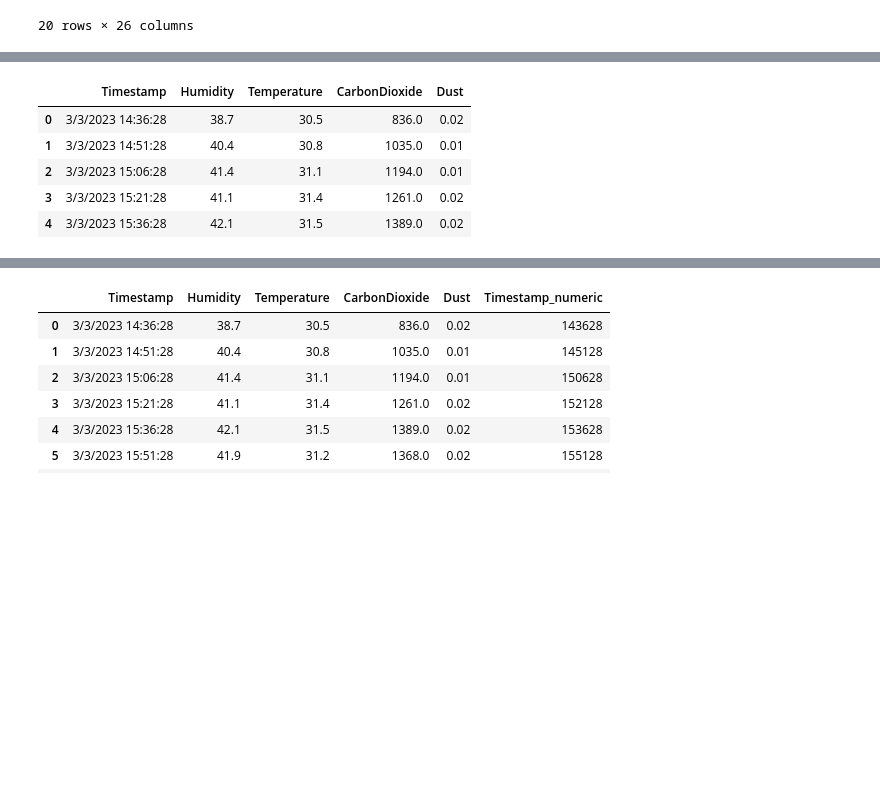
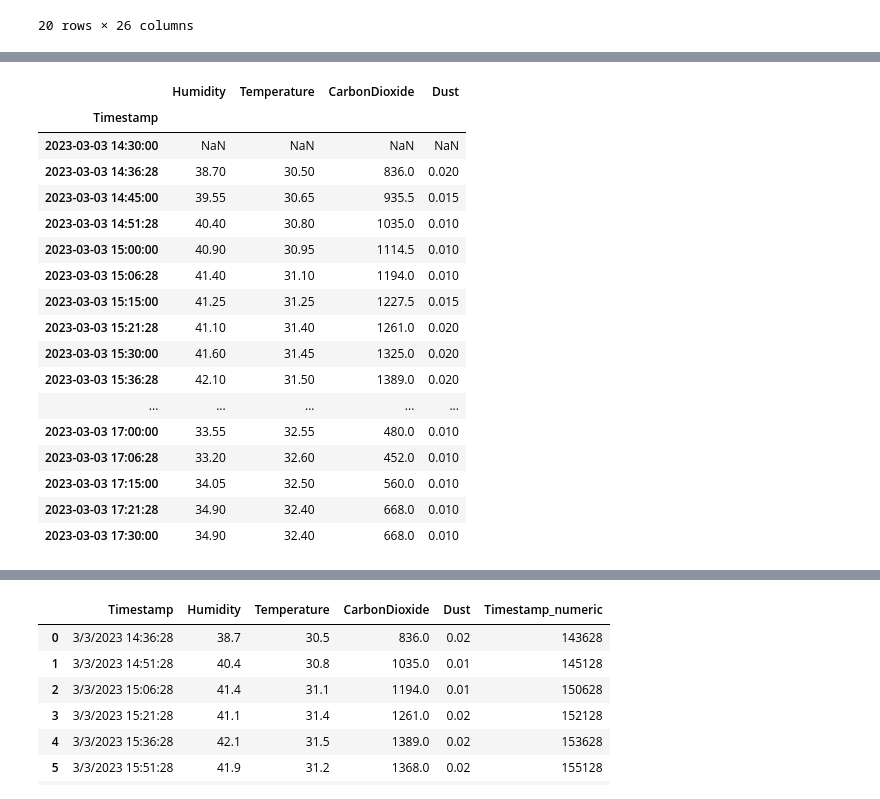
Before and after one commit to harshxtanwar/data_analytics_group_01, a Jupyter notebook: analytics.ipynb, the cells around one changed output, grey strips where cells are left out. Cells and saved outputs as stored; diff of their text form; code cells hidden in the pictures; blank space fills up the shorter version.

```diff
--- a/analytics.ipynb
+++ b/analytics.ipynb
@@ -37,4 +45,4 @@ occupant_feedback_thermal_data.head(20)
 | 19 | 2023/03/03 2:38:14 pm GMT+5:30 | 15 | Warm | Hot | Warm | ... |
 20 rows × 26 columns
 # %%
-air_quality_data = pd.read_csv('Air quality data.csv')
+air_quality_data = pd.read_csv('Air quality data.csv', index_col='Timestamp', parse_dates=True)
@@ -41,9 +70,23 @@ air_quality_data = pd.read_csv('Air quality data.csv')
+# %%
+air_quality_data.interpolate(method='linear', inplace=True)
 # %%
-air_quality_data.head()
+air_quality_data.head(30)
 # %% [output]
-|  | Timestamp | Humidity | Temperature | CarbonDioxide | Dust |
-| 0 | 3/3/2023 14:36:28 | 38.7 | 30.5 | 836.0 | 0.02 |
-| 1 | 3/3/2023 14:51:28 | 40.4 | 30.8 | 1035.0 | 0.01 |
-| 2 | 3/3/2023 15:06:28 | 41.4 | 31.1 | 1194.0 | 0.01 |
-| 3 | 3/3/2023 15:21:28 | 41.1 | 31.4 | 1261.0 | 0.02 |
-| 4 | 3/3/2023 15:36:28 | 42.1 | 31.5 | 1389.0 | 0.02 |
+|  | Humidity | Temperature | CarbonDioxide | Dust |
+| Timestamp |  |  |  |  |
+| 2023-03-03 14:30:00 | NaN | NaN | NaN | NaN |
+| 2023-03-03 14:36:28 | 38.70 | 30.50 | 836.0 | 0.020 |
+| 2023-03-03 14:45:00 | 39.55 | 30.65 | 935.5 | 0.015 |
+| 2023-03-03 14:51:28 | 40.40 | 30.80 | 1035.0 | 0.010 |
+| 2023-03-03 15:00:00 | 40.90 | 30.95 | 1114.5 | 0.010 |
+| 2023-03-03 15:06:28 | 41.40 | 31.10 | 1194.0 | 0.010 |
+| 2023-03-03 15:15:00 | 41.25 | 31.25 | 1227.5 | 0.015 |
+| 2023-03-03 15:21:28 | 41.10 | 31.40 | 1261.0 | 0.020 |
+| 2023-03-03 15:30:00 | 41.60 | 31.45 | 1325.0 | 0.020 |
+| 2023-03-03 15:36:28 | 42.10 | 31.50 | 1389.0 | 0.020 |
+| ... | ... | ... | ... | ... |
+| 2023-03-03 17:00:00 | 33.55 | 32.55 | 480.0 | 0.010 |
+| 2023-03-03 17:06:28 | 33.20 | 32.60 | 452.0 | 0.010 |
+| 2023-03-03 17:15:00 | 34.05 | 32.50 | 560.0 | 0.010 |
+| 2023-03-03 17:21:28 | 34.90 | 32.40 | 668.0 | 0.010 |
+| 2023-03-03 17:30:00 | 34.90 | 32.40 | 668.0 | 0.010 |
```
Also changed, not shown: parts of 14 cells of this notebook, 3 other files.
